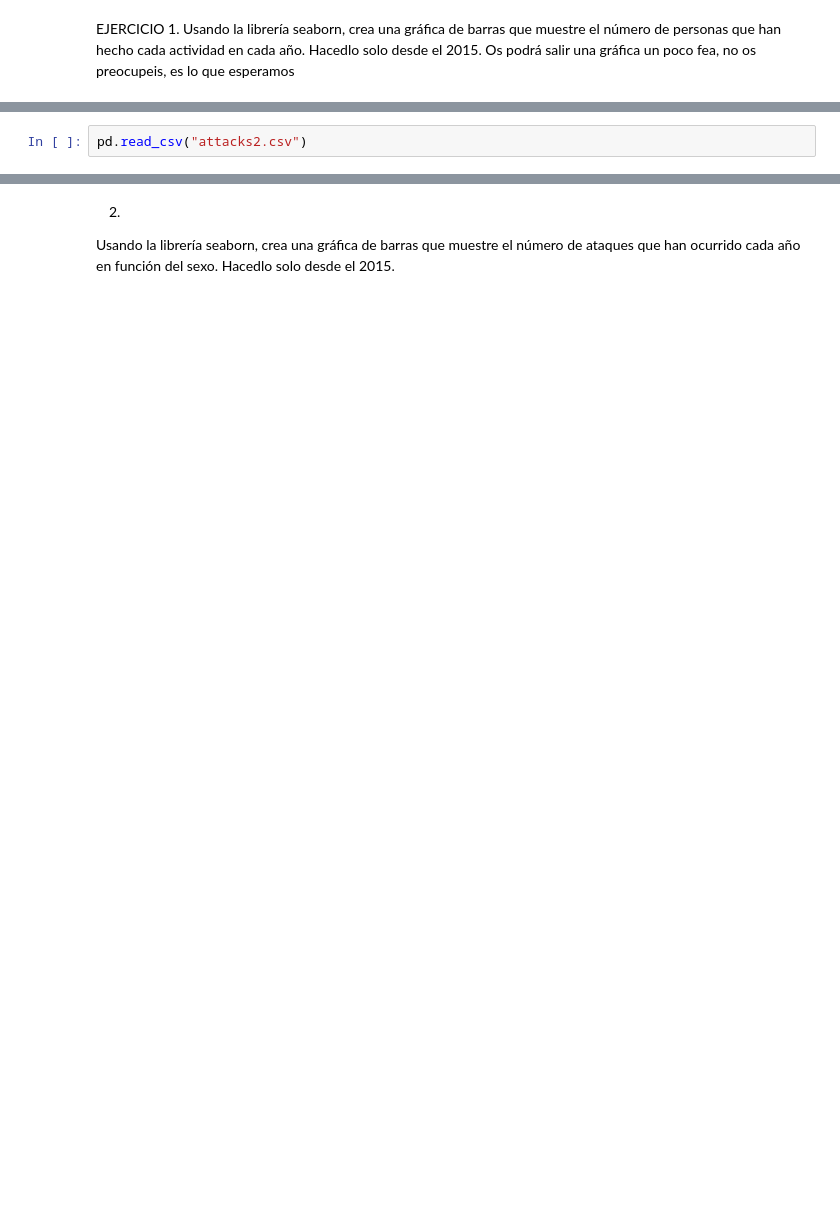
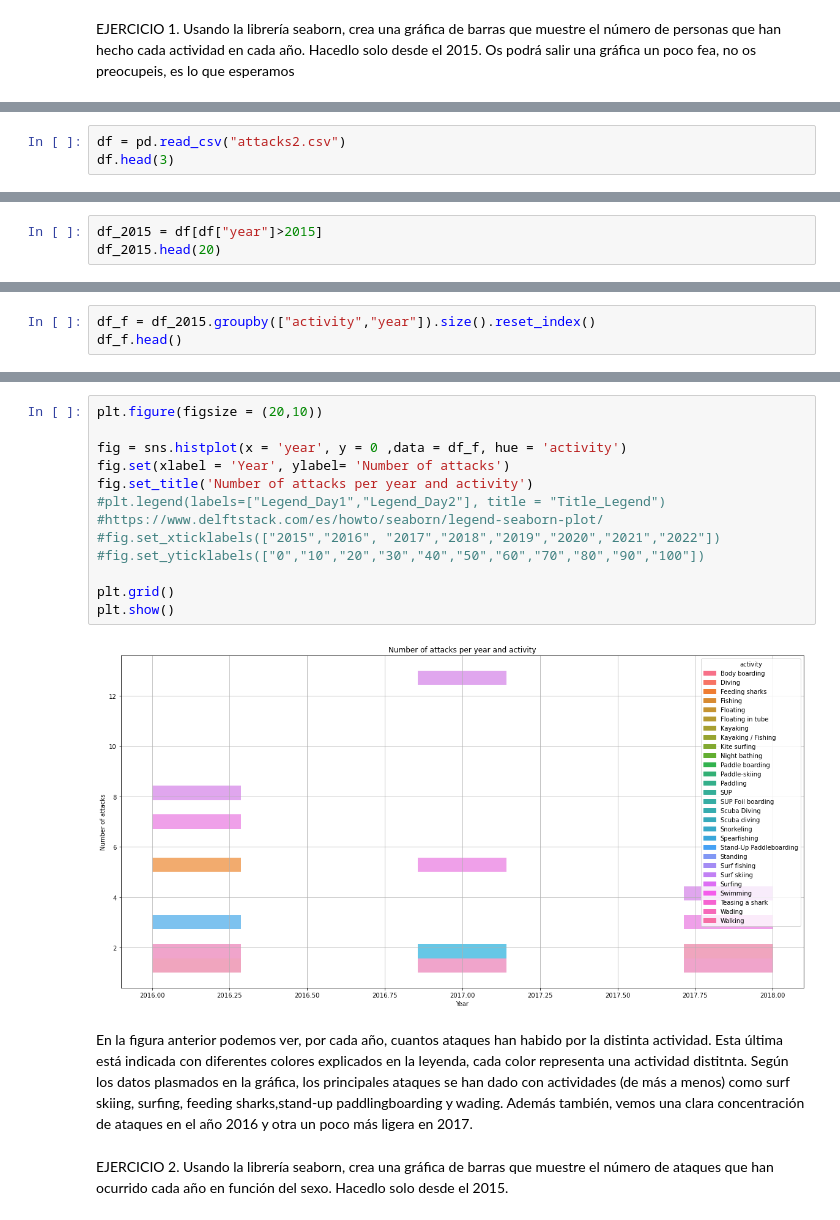
Before and after one commit to Adalab/DA-PROMO-B-MODULO1-SPRINT2-NATALIA-PAULA, a Jupyter notebook: Visualizacion3.ipynb, the cells around one changed output, grey strips where cells are left out. Cells and saved outputs as stored; diff of their text form; blank space fills up the shorter version.

```diff
--- a/Visualizacion3.ipynb
+++ b/Visualizacion3.ipynb
@@ -8,3 +9,4 @@ import seaborn as sns
 # %%
-pd.read_csv("attacks2.csv")
+df = pd.read_csv("attacks2.csv")
+df.head(3)
 # %% [output]
@@ -11,0 +37,3 @@ FileNotFoundError: [Errno 2] No such file or directory: 'attacks2.csv'
+# %%
+df_2015 = df[df["year"]>2015]
+df_2015.head(20)
@@ -11,0 +79,3 @@ FileNotFoundError: [Errno 2] No such file or directory: 'attacks2.csv'
+# %%
+df_f = df_2015.groupby(["activity","year"]).size().reset_index()
+df_f.head()
@@ -12,3 +89,22 @@ FileNotFoundError: [Errno 2] No such file or directory: 'attacks2.csv'
+# %%
+plt.figure(figsize = (20,10))
+
+fig = sns.histplot(x = 'year', y = 0 ,data = df_f, hue = 'activity')
+fig.set(xlabel = 'Year', ylabel= 'Number of attacks')
+fig.set_title('Number of attacks per year and activity')
+#plt.legend(labels=["Legend_Day1","Legend_Day2"], title = "Title_Legend")
+#https://www.delftstack.com/es/howto/seaborn/legend-seaborn-plot/
+#fig.set_xticklabels(["2015","2016", "2017","2018","2019","2020","2021","2022"])
+#fig.set_yticklabels(["0","10","20","30","40","50","60","70","80","90","100"])
+
+plt.grid()
+plt.show()
+# %% [output]
+[figure, added]
+# %% [markdown]
+En la figura anterior podemos ver, por cada año, cuantos ataques han habido por la distinta actividad. Esta última está indicada con diferentes colores explicados en la leyenda, cada color representa una actividad distitnta.
+Según los datos plasmados en la gráfica, los principales ataques se han dado con actividades (de más a menos) como surf skiing, surfing, feeding sharks,stand-up paddlingboarding y wading.
+Además también, vemos una clara concentración de ataques en el año 2016 y otra un poco más ligera en 2017.
 # %% [markdown]
-2.
+EJERCICIO 2.
 Usando la librería seaborn, crea una gráfica de barras que muestre el número de ataques que han ocurrido cada año en función del sexo. Hacedlo solo desde el 2015.
```
Also changed, not shown: parts of 20 cells of this notebook, 2 other files.
